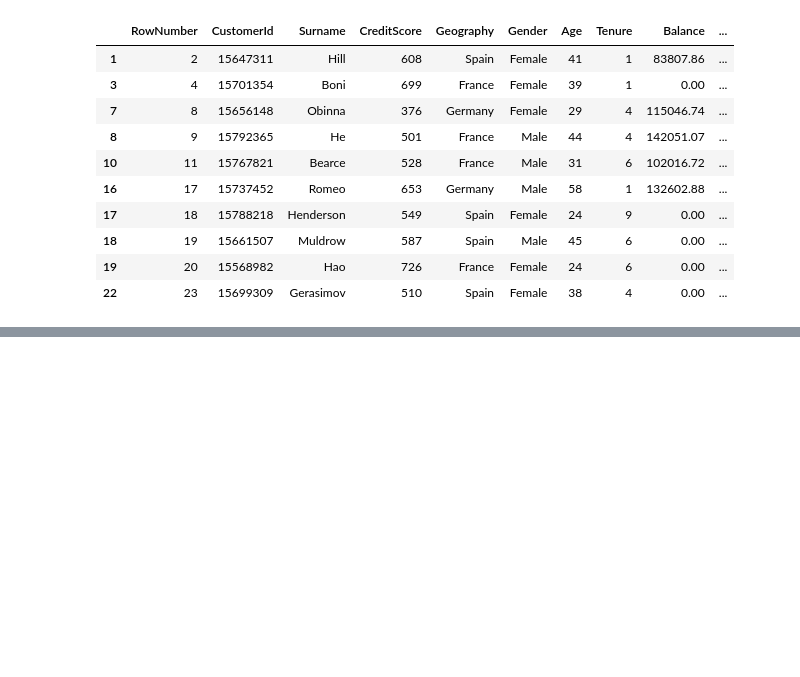
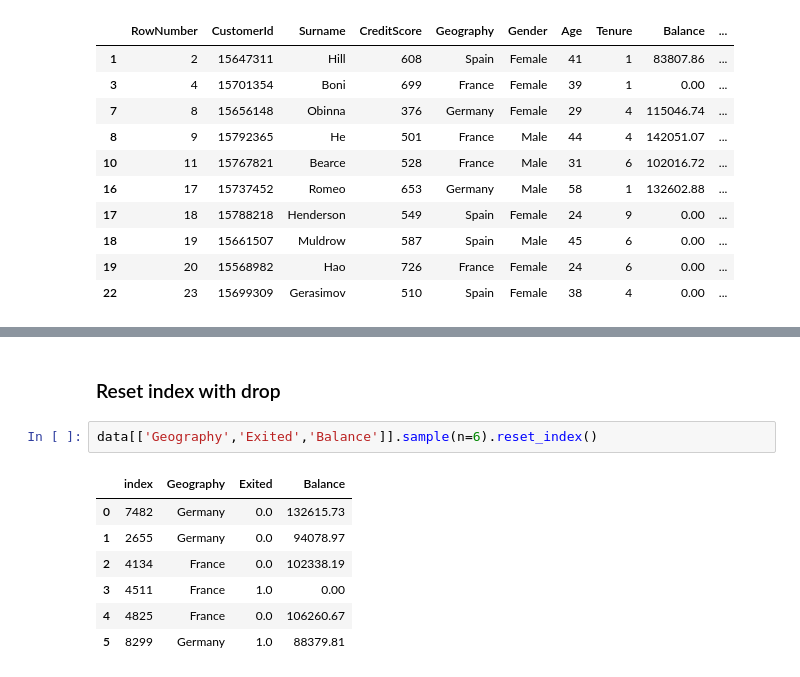
Before and after one commit to Iswaqasahmed/Pandas, a Jupyter notebook: quick_crack_pandas.ipynb, the cells around one changed output, grey strips where cells are left out. Drawn from its saved outputs; the diff is of its cells as text; blank space fills up the shorter version.

```diff
--- a/quick_crack_pandas.ipynb
+++ b/quick_crack_pandas.ipynb
@@ -330,0 +386,12 @@ data[data['Tenure'].isin([4,6,9,1,0])][:10] # ( [: 3]  row, colum)
+# %% [markdown]
+### Reset index with drop
+# %%
+data[['Geography','Exited','Balance']].sample(n=6).reset_index()
+# %% [output]
+|  | index | Geography | Exited | Balance |
+| 0 | 7482 | Germany | 0.0 | 132615.73 |
+| 1 | 2655 | Germany | 0.0 | 94078.97 |
+| 2 | 4134 | France | 0.0 | 102338.19 |
+| 3 | 4511 | France | 1.0 | 0.00 |
+| 4 | 4825 | France | 0.0 | 106260.67 |
+| 5 | 8299 | Germany | 1.0 | 88379.81 |
```
Also changed, not shown: parts of 56 cells of this notebook.
